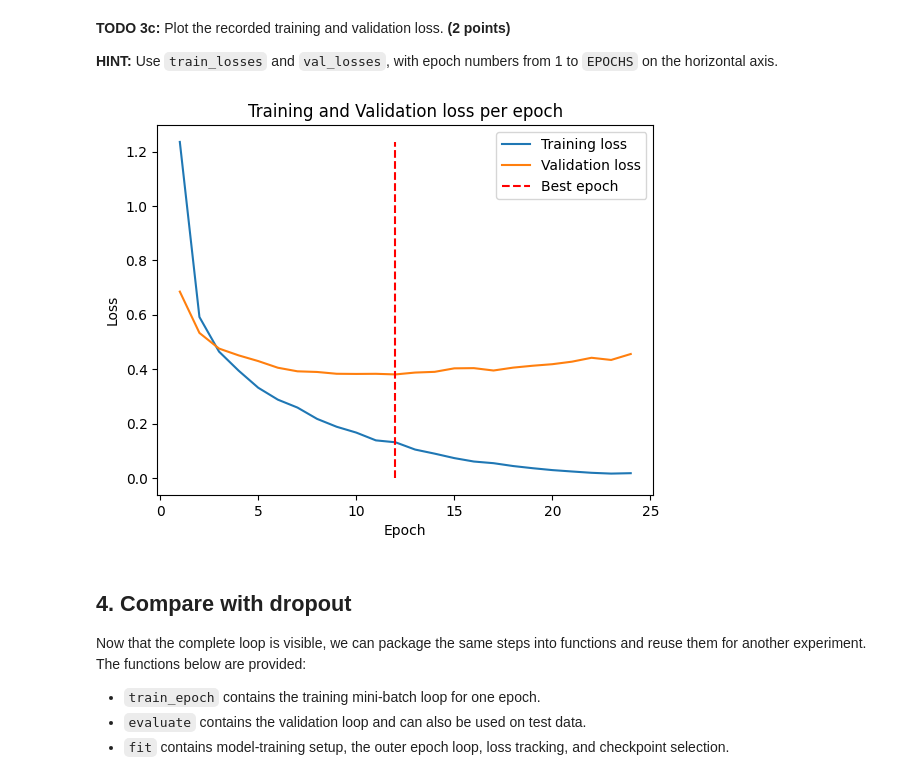
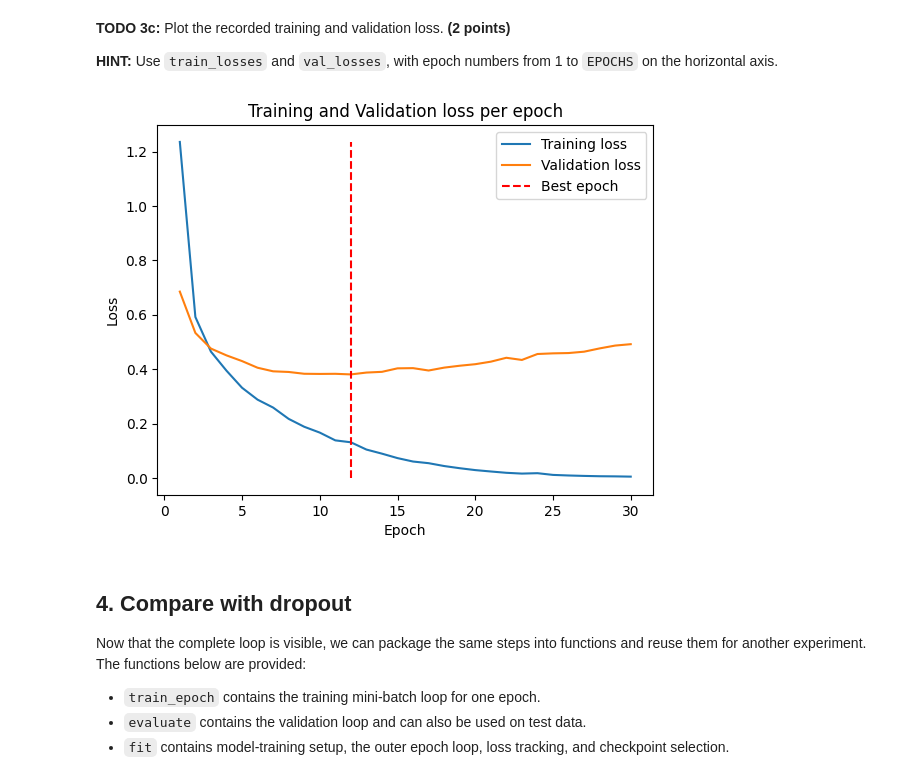
Before and after one commit to ManiGillier/CV_miniproject-1, a Jupyter notebook: Project_KMNIST__starter.ipynb, the cells around one changed output. Cells and saved outputs as stored; diff of their text form; code cells hidden in the pictures.

```diff
--- a/Project_KMNIST__starter.ipynb
+++ b/Project_KMNIST__starter.ipynb
@@ -210,7 +210,7 @@ torch.manual_seed(SEED)
 model = Classifier(p=0.0)
 criterion = nn.CrossEntropyLoss()
 LEARNING_RATE = 0.001
-EPOCHS = 24
+EPOCHS = 30
 optimizer = torch.optim.Adam(model.parameters(), lr=LEARNING_RATE)
 trainloader = make_trainloader(seed=SEED)
 
@@ -289,23 +290,29 @@ Selected epoch: 12
 # %%
 #YOUR CODE HERE
 
 # I'm also adding a vertical line on the best epoch, to see if we have overfitting on the test
 # NOTE: I also tried with 24 max epochs, and indeed, the best is the 12th, with validation loss going up after !
 # Overfitting happening here...
 
 # This is to make sure from epoch 0 to EPOCHS included
-epochs = range(1, EPOCHS + 1)
 
-plt.plot(epochs, train_losses, label='Training loss')
-plt.plot(epochs, val_losses, label='Validation loss')
-plt.xlabel('Epoch')
-plt.ylabel('Loss')
-plt.vlines(best_epoch, 0.0, max(train_losses), colors='r', linestyles='dashed', label="Best epoch")
-plt.legend()
-plt.title(label='Training and Validation loss per epoch')
-plt.show()
+def show_loss(train_losses, val_losses, best_epoch=None, title_suffix=""):
+    epochs = range(1, len(train_losses) + 1)
+
+    plt.plot(epochs, train_losses, label='Training loss')
+    plt.plot(epochs, val_losses, label='Validation loss')
+    plt.xlabel('Epoch')
+    plt.ylabel('Loss')
+    if best_epoch is not None:
+        plt.vlines(best_epoch, 0.0, max(train_losses), colors='r', linestyles='dashed', label="Best epoch")
+    plt.legend()
+    plt.title(label='Training and Validation loss per epoch')
+    plt.suptitle(title_suffix)
+    plt.show()
+
+show_loss(train_losses, val_losses, best_epoch)
 # %% [output]
-[figure, old version]
+[figure, new version]
 # %% [markdown]
 ## 4. Compare with dropout
 
```
Also changed, not shown: parts of 8 cells of this notebook.
